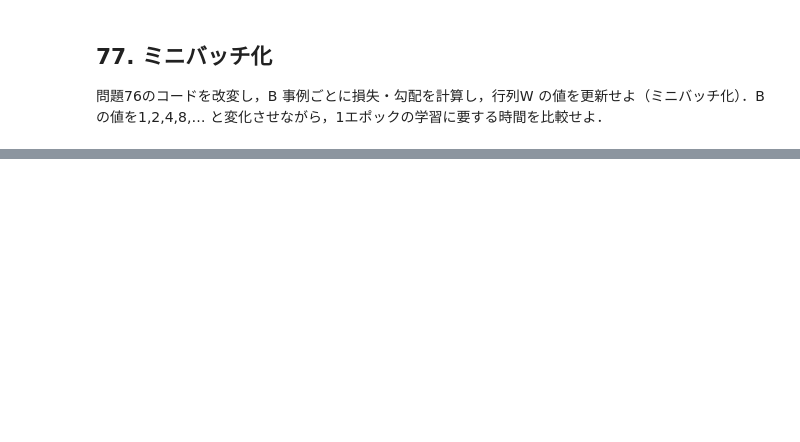
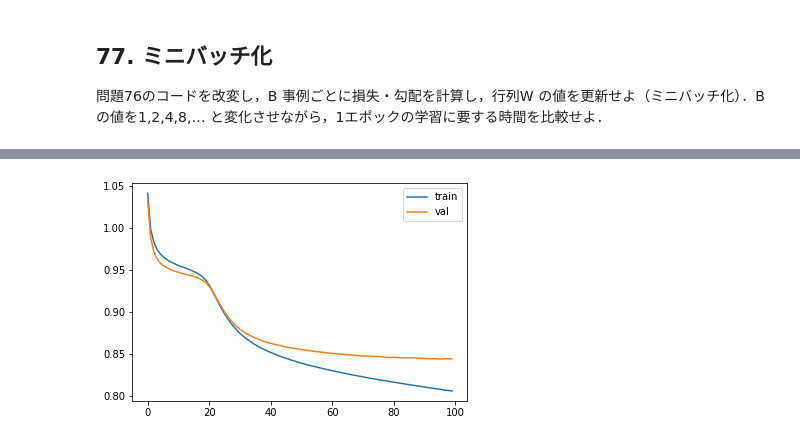
Before and after one commit to kiyohiro8/NLP_100knock, a Jupyter notebook: 第8章：ニューラルネット.ipynb, the cells around one changed output, grey strips where cells are left out. Drawn from its saved outputs; the diff is of its cells as text; code cells hidden in the pictures; blank space fills up the shorter version.

```diff
--- a/第8章：ニューラルネット.ipynb
+++ b/第8章：ニューラルネット.ipynb
@@ -362,0 +472,88 @@ plt.show()
+# %%
+class MLP(nn.Module):
+    def __init__(self):
+        super().__init__()
+        self.l1 = nn.Linear(300, 512, bias=False)
+        self.l2 = nn.Linear(512, 512, bias=False)
+        self.l3 = nn.Linear(512, 4, bias=True)
+        self.bn1 = nn.BatchNorm1d(512)
+        self.bn2 = nn.BatchNorm1d(512)
+        self.relu = nn.ReLU()
+        self.active = nn.Softmax()
+
+    def forward(self, x):
+        x = self.l1(x).view(-1, 512, 1)
+        x = self.relu(self.bn1(x)).view(-1, 512)
+        x = self.l2(x).view(-1, 512, 1)
+        x = self.relu(self.bn2(x)).view(-1, 512)
+        return self.active(self.l3(x))
+# %%
+import time
+
+
+device = torch.device("cuda")
+output_dir = "Q79"
+os.makedirs(output_dir, exist_ok=True)
+
+BATCH_SIZE_LIST = [16]
+for batch_size in BATCH_SIZE_LIST:
+    os.makedirs(os.path.join(output_dir, f"{batch_size}"), exist_ok=True)
+
+for batch_size in BATCH_SIZE_LIST:
+    slnn = MLP()
+    slnn.to(device)
+    cel = nn.CrossEntropyLoss()
+    optimizer = SGD(slnn.parameters(), lr=0.001)
+
+    train_loss_list = []
+    train_acc_list = []
+    val_loss_list = []
+    val_acc_list = []
+
+    start = time.time()
+    X = X_train.copy()
+    num_batch = X.shape[0] // batch_size
+    idx_array = np.arange(X.shape[0])
+    for i in range(100):
+        np.random.shuffle(idx_array)
+        for j in range(num_batch):
+            batch_idx = idx_array[j*batch_size:(j+1)*batch_size]
+            x = X[batch_idx].astype(np.float32)
+            y = torch.LongTensor(y_train[batch_idx]).to(device)
+            x = torch.from_numpy(x).clone().to(device)
+            y_pred = slnn(x)
+            loss = cel(y_pred, y)
+            optimizer.zero_grad()
+            loss.backward()
+            optimizer.step()
+        torch.save(slnn.state_dict(), os.path.join(output_dir, f"{batch_size}",f"{i}.pth"))
+
+        with torch.no_grad():
+            x_train = torch.from_numpy(X_train.astype(np.float32)).clone().to(device)
+            y_train_pred = slnn(x_train)
+            train_loss = cel(y_train_pred, torch.LongTensor(y_train).to(device)).item()
+            x_val = torch.from_numpy(X_val.astype(np.float32)).clone().to(device)
+            y_val_pred = slnn(x_val)
+            val_loss = cel(y_val_pred, torch.LongTensor(y_val).to(device)).item()
+        acc_train = np.equal(y_train_pred.cpu().numpy().argmax(axis=1), y_train).mean()
+        acc_val = np.equal(y_val_pred.cpu().numpy().argmax(axis=1), y_val).mean()
+        train_loss_list.append(train_loss)
+        val_loss_list.append(val_loss)
+        train_acc_list.append(acc_train)
+        val_acc_list.append(acc_val)
+
+    plt.plot(train_loss_list, label="train")
+    plt.plot(val_loss_list, label="val")
+    plt.legend()
+    plt.show()
+
+    plt.plot(train_acc_list, label="train")
+    plt.plot(val_acc_list, label="val")
+    plt.legend()
+    plt.show()
+
+    elapsed = time.time() - start
+
+    print(f"batch_size = {batch_size}で100epochで{elapsed}秒")
+# %% [output]
+[figure, added]
```
Also changed, not shown: parts of 10 cells of this notebook.
